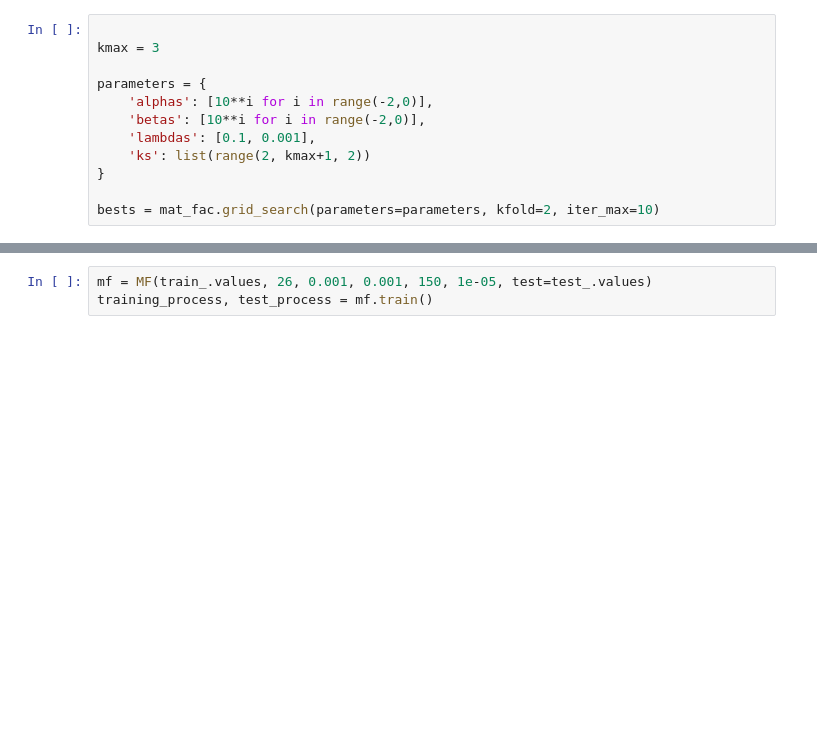
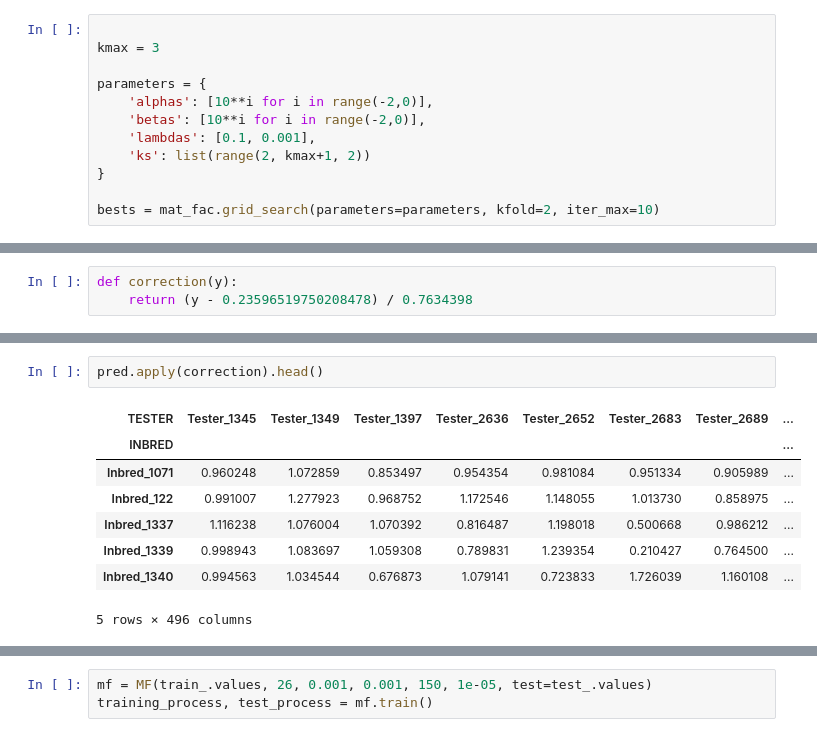
Before and after one commit to MartinBagaram/RecommendationSystem_MF-, a Jupyter notebook: notebooks/syngenta_data_exploration.ipynb, the cells around one changed output, grey strips where cells are left out. Cells and saved outputs as stored; diff of their text form; blank space fills up the shorter version.

```diff
--- a/notebooks/syngenta_data_exploration.ipynb
+++ b/notebooks/syngenta_data_exploration.ipynb
@@ -64,0 +85,3 @@ y=0.2395782715957251 + [0.75997323] * x
+# %%
+def correction(y):
+    return (y - 0.23596519750208478) / 0.7634398
@@ -64,0 +99,11 @@ y=0.2395782715957251 + [0.75997323] * x
+# %%
+pred.apply(correction).head()
+# %% [output]
+| TESTER | Tester_1345 | Tester_1349 | Tester_1397 | Tester_2636 | Tester_2652 | Tester_2683 | Tester_2689 | ... |
+| INBRED |  |  |  |  |  |  |  | ... |
+| Inbred_1071 | 0.960248 | 1.072859 | 0.853497 | 0.954354 | 0.981084 | 0.951334 | 0.905989 | ... |
+| Inbred_122 | 0.991007 | 1.277923 | 0.968752 | 1.172546 | 1.148055 | 1.013730 | 0.858975 | ... |
+| Inbred_1337 | 1.116238 | 1.076004 | 1.070392 | 0.816487 | 1.198018 | 0.500668 | 0.986212 | ... |
+| Inbred_1339 | 0.998943 | 1.083697 | 1.059308 | 0.789831 | 1.239354 | 0.210427 | 0.764500 | ... |
+| Inbred_1340 | 0.994563 | 1.034544 | 0.676873 | 1.079141 | 0.723833 | 1.726039 | 1.160108 | ... |
+5 rows × 496 columns
```
Also changed, not shown: parts of 13 cells of this notebook, 1 other file.
